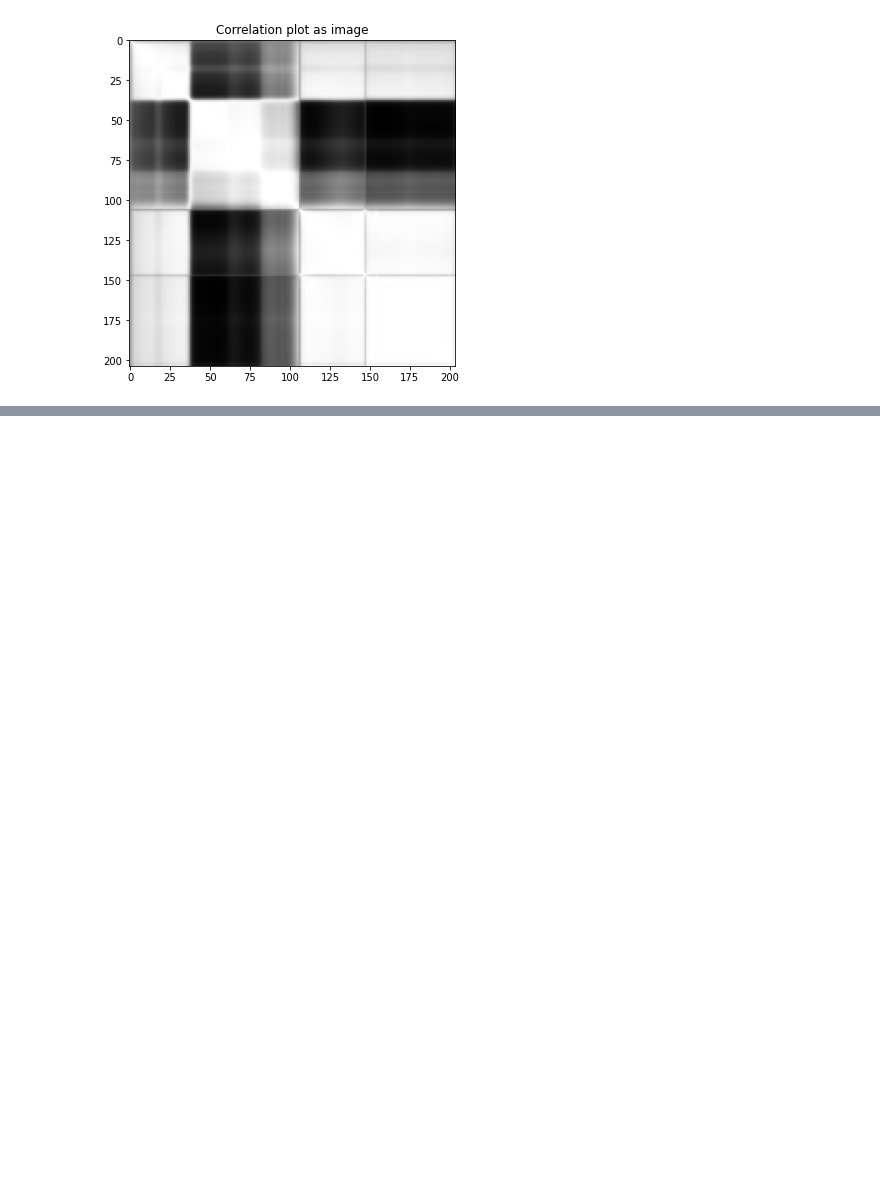
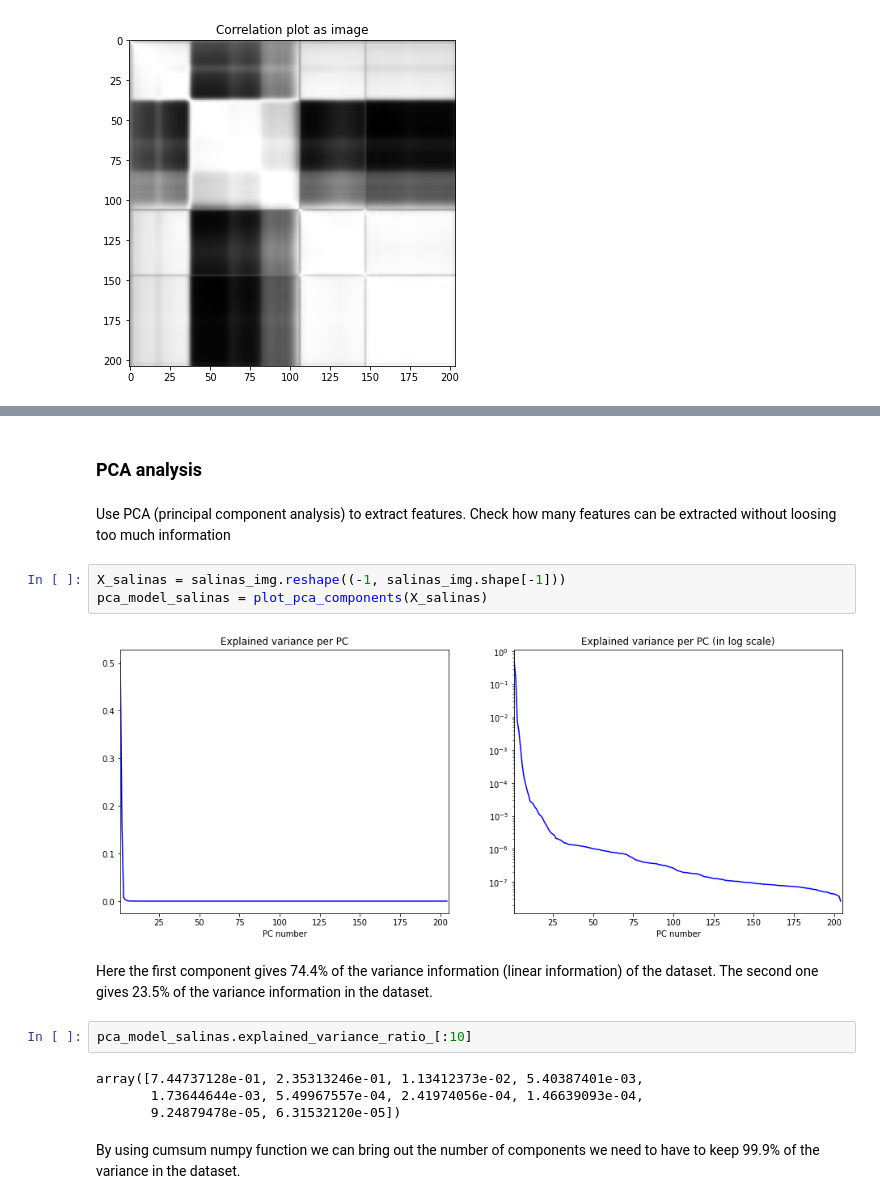
Before and after one commit to SabineHU/projet-IML, a Jupyter notebook: src/dataset_analysis.ipynb, the cells around one changed output, grey strips where cells are left out. Saved outputs shown, nothing was run; the diff lists cells and outputs as text; blank space fills up the shorter version.

```diff
--- a/src/dataset_analysis.ipynb
+++ b/src/dataset_analysis.ipynb
@@ -98,0 +98,21 @@ plot_correlation(salinas_img.reshape((-1, salinas_img.shape[-1])))
+# %% [markdown]
+### PCA analysis
+# %% [markdown]
+Use PCA (principal component analysis) to extract features.
+Check how many features can be extracted without loosing too much information
+# %%
+X_salinas = salinas_img.reshape((-1, salinas_img.shape[-1]))
+pca_model_salinas = plot_pca_components(X_salinas)
+# %% [output]
+[figure, added]
+# %% [markdown]
+Here the first component gives 74.4% of the variance information (linear information) of the dataset.
+The second one gives 23.5% of the variance information in the dataset.
+# %%
+pca_model_salinas.explained_variance_ratio_[:10]
+# %% [output]
+array([7.44737128e-01, 2.35313246e-01, 1.13412373e-02, 5.40387401e-03,
+       1.73644644e-03, 5.49967557e-04, 2.41974056e-04, 1.46639093e-04,
+       9.24879478e-05, 6.31532120e-05])
+# %% [markdown]
+By using cumsum numpy function we can bring out the number of components we need to have to keep 99.9% of the variance in the dataset.
```
Also changed, not shown: parts of 11 cells of this notebook, 1 other file.
